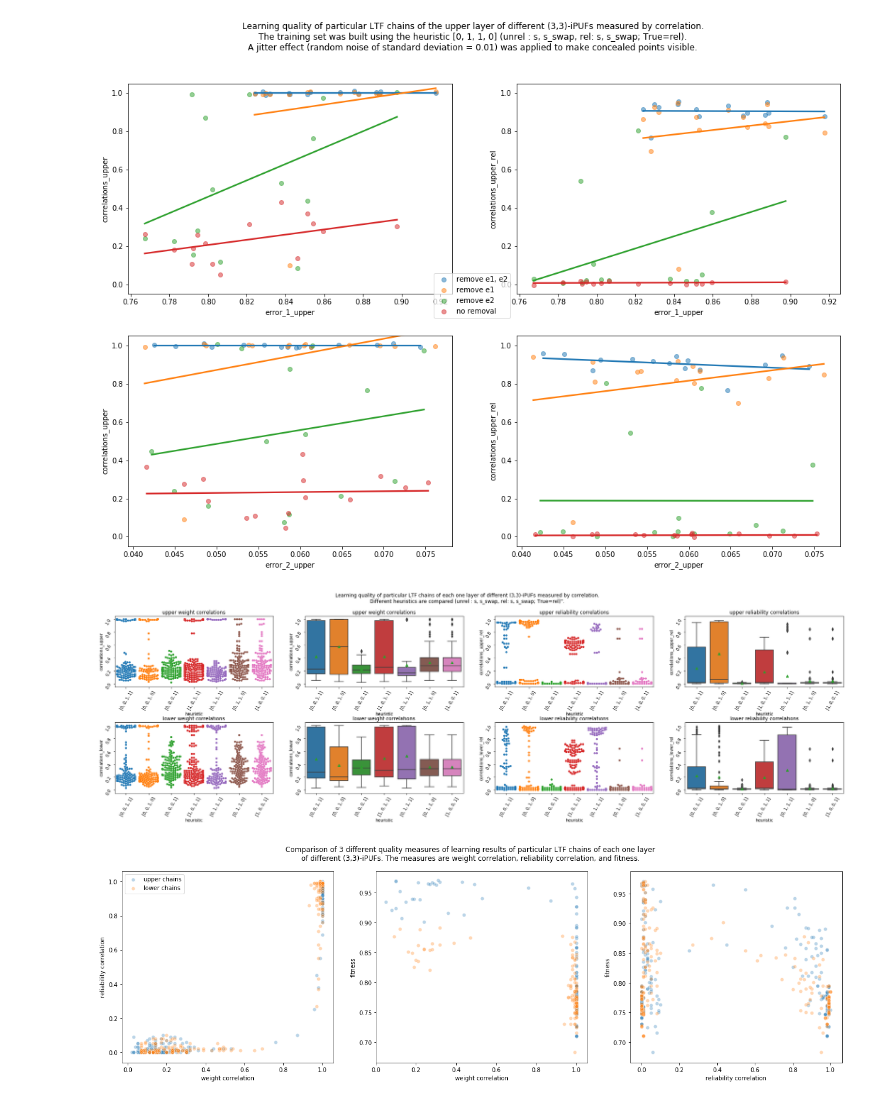
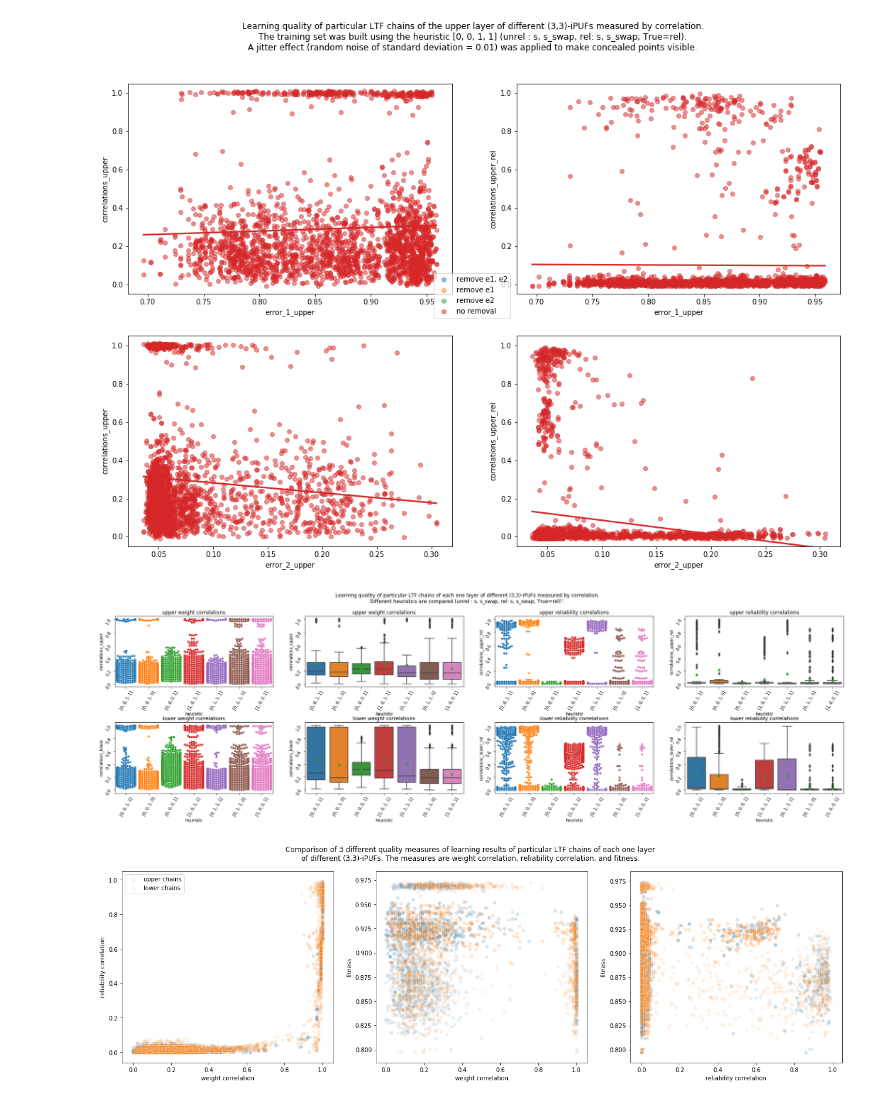
Before and after one commit to nils-wisiol/pypuf, a Jupyter notebook: visualize_custom_layer_attack_statistics.ipynb, the cells around one changed output. Saved outputs shown, nothing was run; the diff lists cells and outputs as text; code cells hidden in the pictures.

Commit message:
prepare new experiments without swap heuristic

```diff
--- a/visualize_custom_layer_attack_statistics.ipynb
+++ b/visualize_custom_layer_attack_statistics.ipynb
@@ -6,7 +6,7 @@ from pandas import read_csv, DataFrame
 from seaborn import scatterplot, regplot, boxplot, swarmplot
 
 
-df = read_csv('~/workspace/work/pypuf/results/ipuf.custom_layer_attack_heuristics.csv')
+df = read_csv('~/workspace/work/pypuf/results/ipuf.custom_layer_attack.csv')
 
 # errors: layer, chains_up, chains_down
 k_up = df['k_up'][0]
@@ -86,7 +86,7 @@ fig.suptitle(f'Learning quality of particular LTF chains of the {layer} layer of
              f'A jitter effect (random noise of standard deviation = {jitter}) was applied to make concealed points visible.')
 savefig(fname=f'figures/rel-based_attack_on_ipuf_{layer}_chains_statistics{"_separate" if separate else ""}.pdf', dpi=300)
 # %% [output]
-[figure, old version]
+[figure, new version]
 # %%
 nrows = 2
 ncols = 4
@@ -120,9 +120,9 @@ fig.suptitle('Learning quality of particular LTF chains of each one layer of dif
              'correlation.\nDifferent heuristics are compared (unrel : s, s_swap, rel: s, s_swap; True=rel)".\n')
 savefig(fname='figures/rel-based_attack_on_ipuf_layer_chains_heuristics.pdf', dpi=300)
 # %% [output]
-[figure, old version]
+[figure, new version]
 # %%
-df = read_csv('~/workspace/work/pypuf/results/ipuf.custom_layer_attack_simple.csv')
+df = read_csv('~/workspace/work/pypuf/results/ipuf.custom_layer_attack.csv')
 
 # errors: layer, chains_up, chains_down
 k_up = df['k_up'][0]
@@ -161,7 +161,7 @@ for i in range(len(df)):
 # %%
 nrows = 1
 ncols = 3
-alpha = 0.3
+alpha = 0.1
 fig, axes = subplots(nrows=nrows, ncols=ncols, figsize=(22, 6))
 
 scatterplot(
@@ -184,31 +184,31 @@ scatterplot(
 axes[0].set_xlabel('weight correlation')
 axes[0].set_ylabel('reliability correlation')
 
 for layer in ['upper', 'lower']:
     filtered_data = data[
         (data['layer'] == layer)
     ]
 
     scatterplot(
         x=f'correlations_{layer}',
         y='fitness',
         data=filtered_data,
         ax=axes[1],
         alpha=alpha,
     )
     axes[1].set_xlabel('weight correlation')
 
     scatterplot(
         x=f'correlations_{layer}_rel',
         y='fitness',
         data=data,
         ax=axes[2],
         alpha=alpha,
     )
     axes[2].set_xlabel('reliability correlation')
 
 fig.suptitle('Comparison of 3 different quality measures of learning results of particular LTF chains of each one layer'
              '\nof different (3,3)-iPUFs. The measures are weight correlation, reliability correlation, and fitness.')
 savefig(fname='figures/rel-based_attack_on_ipuf_layer_chains_measures.pdf', dpi=300)
 # %% [output]
-[figure, old version]
+[figure, new version]
```
Also changed, not shown: 2 other files.
